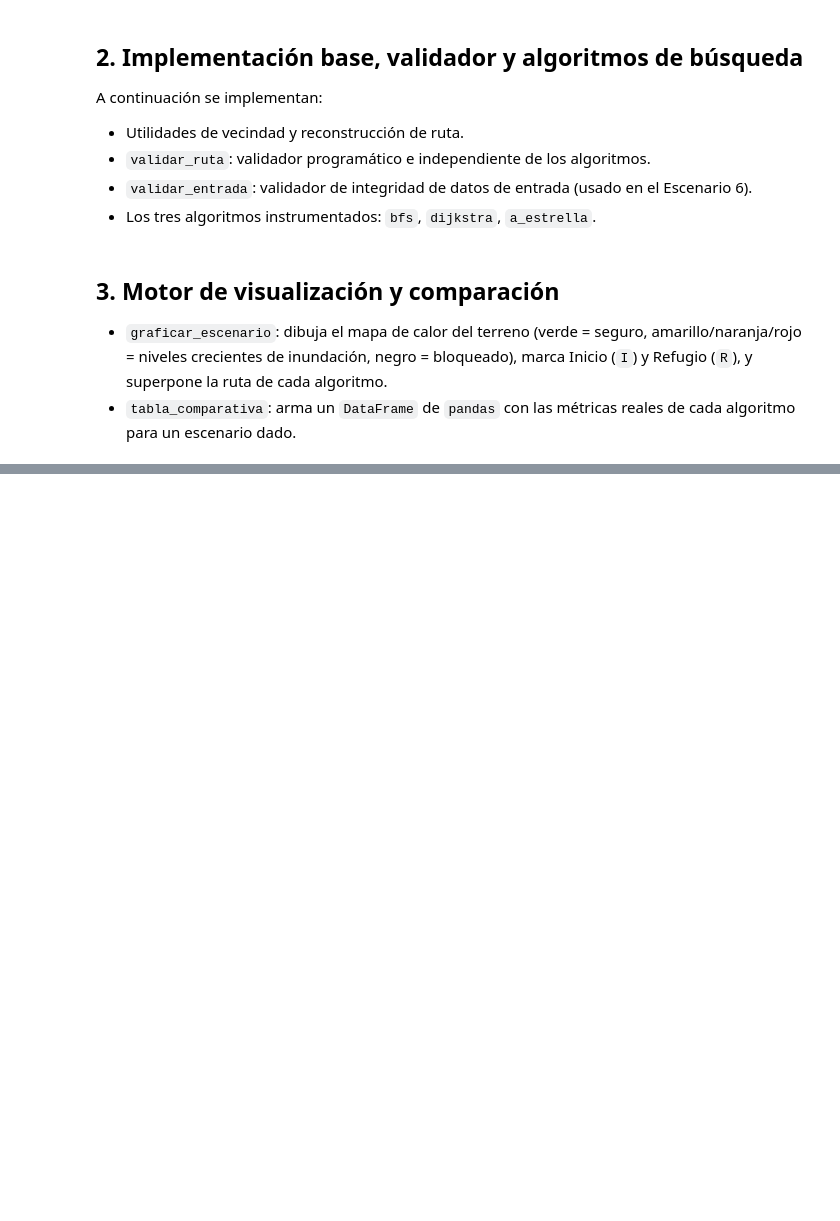
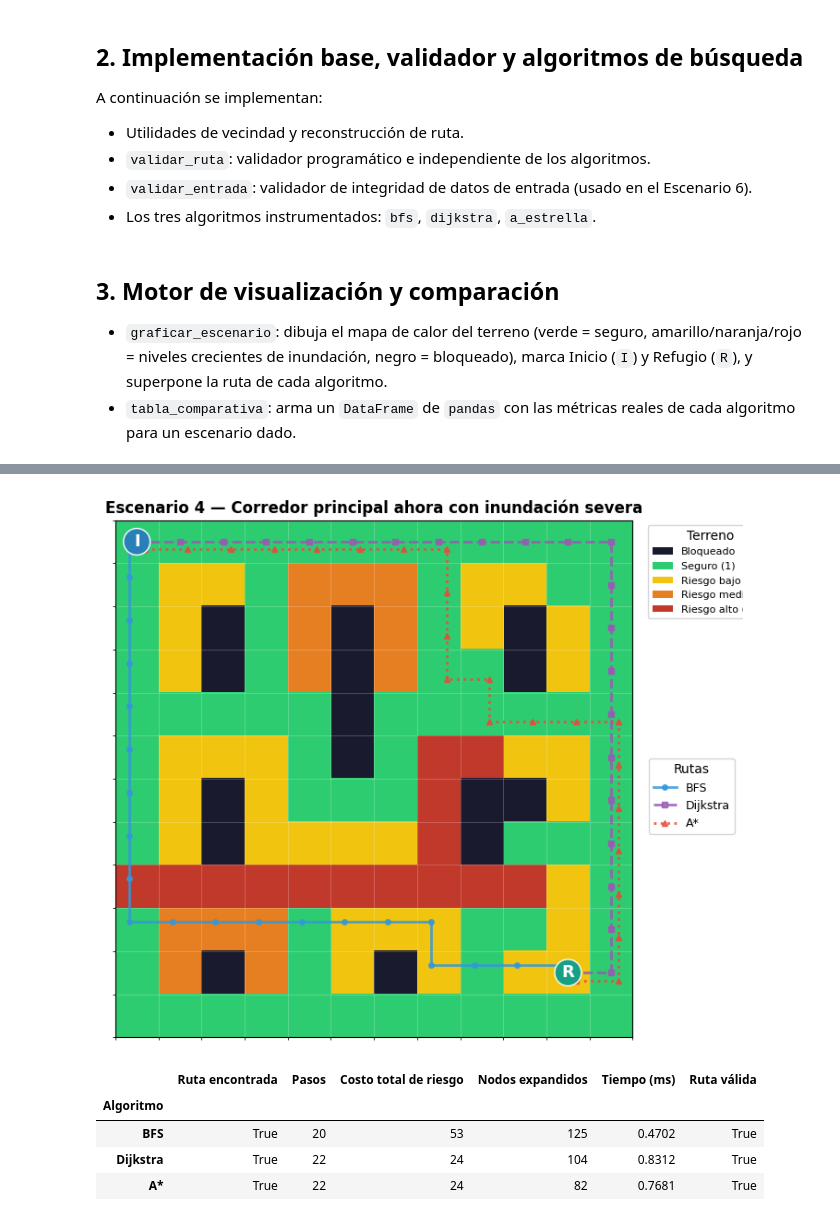
Before and after one commit to Gonzalo-Chable/practica2-FundamentosIA, a Jupyter notebook: Proyecto_evacuacuion.ipynb, the cells around one changed output, grey strips where cells are left out. Drawn from its saved outputs; the diff is of its cells as text; code cells hidden in the pictures; blank space fills up the shorter version.

```diff
--- a/Proyecto_evacuacuion.ipynb
+++ b/Proyecto_evacuacuion.ipynb
@@ -466,0 +593,18 @@ def ejecutar_y_comparar(mapa, inicio, refugio, titulo=""):
+# %%
+mapa_4 = copy.deepcopy(mapa_1)
+
+# El corredor principal (fila 8, columnas 0-9) pasa de riesgo bajo/seguro a riesgo severo (10).
+mapa_4[8, 0:10] = 10
+
+resultados_4, tabla_4 = ejecutar_y_comparar(
+    mapa_4, INICIO_1, REFUGIO_1,
+    titulo="Escenario 4 — Corredor principal ahora con inundación severa"
+)
+tabla_4
+# %% [output]
+[figure, added]
+|  | Ruta encontrada | Pasos | Costo total de riesgo | Nodos expandidos | Tiempo (ms) | Ruta válida |
+| Algoritmo |  |  |  |  |  |  |
+| BFS | True | 20 | 53 | 125 | 0.4702 | True |
+| Dijkstra | True | 22 | 24 | 104 | 0.8312 | True |
+| A* | True | 22 | 24 | 82 | 0.7681 | True |
```
Also changed, not shown: parts of 23 cells of this notebook.
